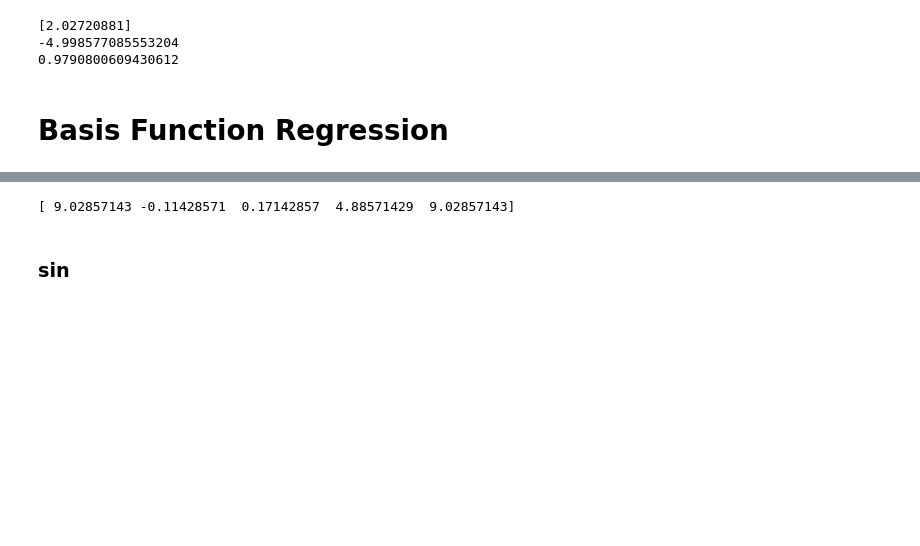
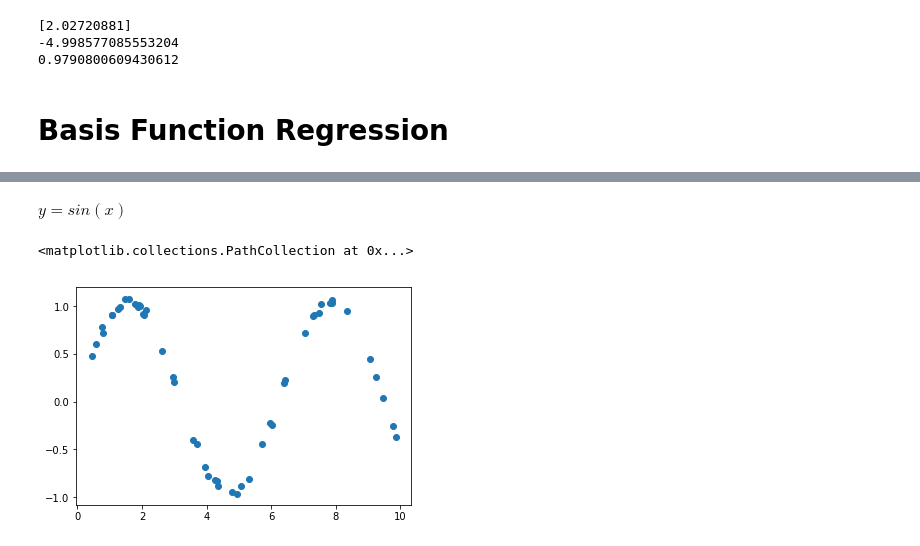
Before and after one commit to wuling31715/2018-NCCU-Machine-Learning, a Jupyter notebook: algorithm/linear_regression/demo.ipynb, the cells around one changed output, grey strips where cells are left out. Saved outputs shown, nothing was run; the diff lists cells and outputs as text; code cells hidden in the pictures; blank space fills up the shorter version.

```diff
--- a/algorithm/linear_regression/demo.ipynb
+++ b/algorithm/linear_regression/demo.ipynb
@@ -73,6 +71,11 @@ plt.plot(x, yfit)
-# %%
-print(yfit)
-# %% [output]
-[ 9.02857143 -0.11428571  0.17142857  4.88571429  9.02857143]
 # %% [markdown]
-### sin
+$
+y = sin(x)
+$
+# %%
+x = 10 * rng.rand(50)
+y = np.sin(x) + (0.1 * rng.rand(50))
+plt.scatter(x, y)
+# %% [output]
+<matplotlib.collections.PathCollection at 0x...>
+[figure, added]
```
Also changed, not shown: parts of 20 cells of this notebook.
